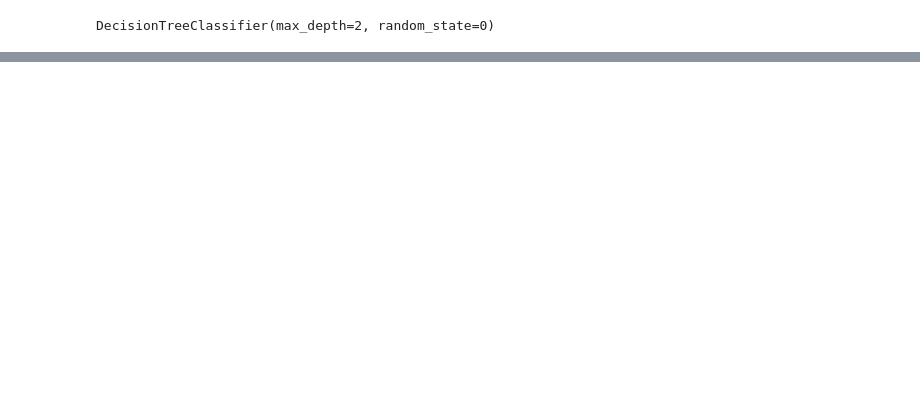
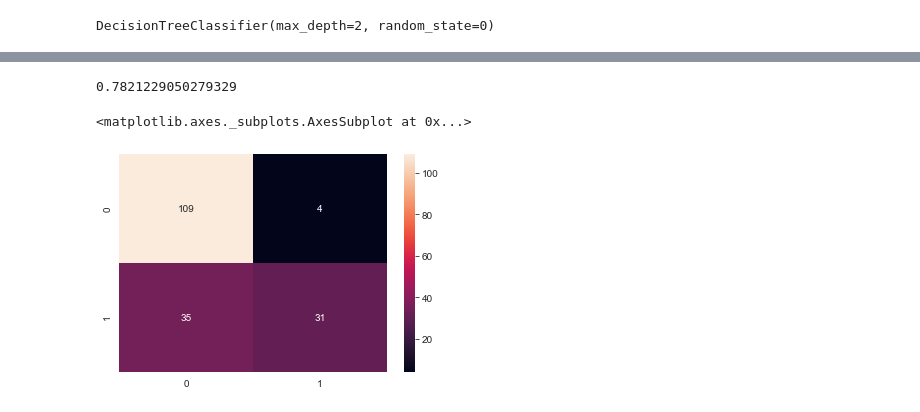
Before and after one commit to Hrishikesh-coder/Titanic_data_science, a Jupyter notebook: titanic_test.ipynb, the cells around one changed output, grey strips where cells are left out. Cells and saved outputs as stored; diff of their text form; code cells hidden in the pictures; blank space fills up the shorter version.

```diff
--- a/titanic_test.ipynb
+++ b/titanic_test.ipynb
@@ -335,0 +406,2 @@ array([0.94074686, 0.1024199 , 0.10580791, 0.94074686, 0.20304189,
+# %%
+tree.fit(X_train,y_train)
@@ -335,0 +430,4 @@ array([0.94074686, 0.1024199 , 0.10580791, 0.94074686, 0.20304189,
+# %%
+dec_tree = DecisionTreeClassifier(max_depth=2,random_state=1)
+# %%
+dec_tree.fit(X_train,y_train)
@@ -335,0 +436,3 @@ array([0.94074686, 0.1024199 , 0.10580791, 0.94074686, 0.20304189,
+# %%
+y_pred = dec_tree.predict(X_test)
+y_pred
@@ -335,0 +449,9 @@ array([0.94074686, 0.1024199 , 0.10580791, 0.94074686, 0.20304189,
+# %%
+print(dec_tree.score(X_test,y_test))
+# %% [output]
+0.7821229050279329
+# %%
+sns.heatmap(confusion_matrix(y_test,y_pred),fmt="d",annot=True)
+# %% [output]
+<matplotlib.axes._subplots.AxesSubplot at 0x...>
+[figure, added]
```
Also changed, not shown: parts of 35 cells of this notebook.
